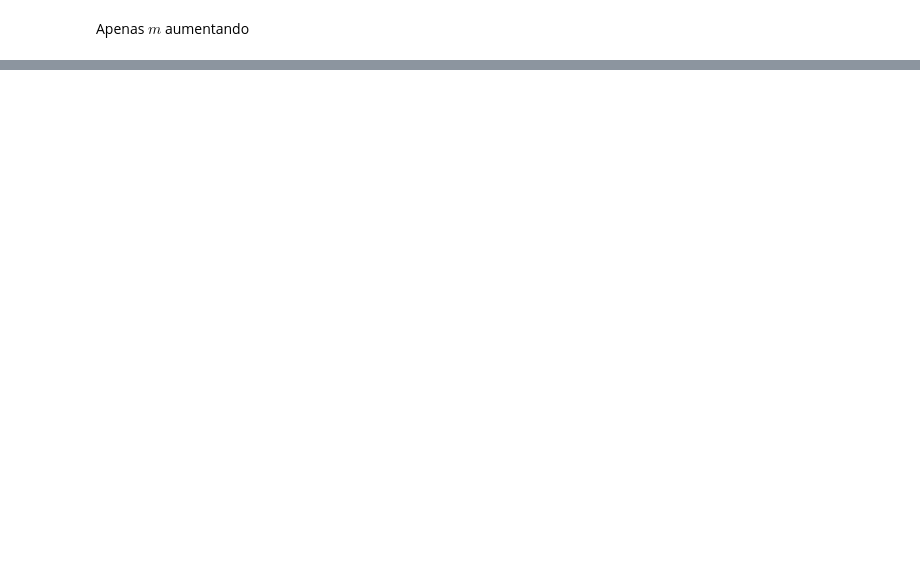
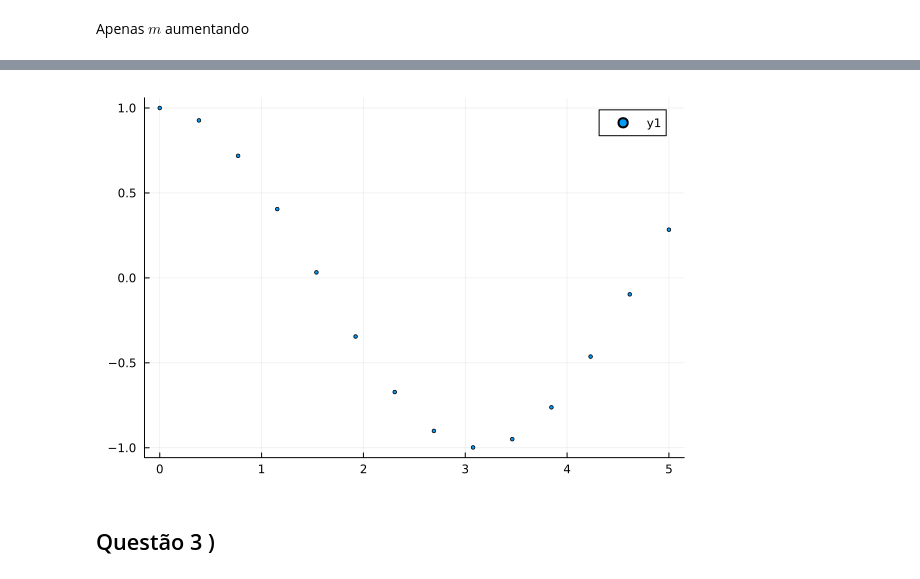
Before and after one commit to davi-dressler/polinomios_interpoladores, a Jupyter notebook: polinomios_interpoladores.ipynb, the cells around one changed output, grey strips where cells are left out. Drawn from its saved outputs; the diff is of its cells as text; code cells hidden in the pictures; blank space fills up the shorter version.

```diff
--- a/polinomios_interpoladores.ipynb
+++ b/polinomios_interpoladores.ipynb
@@ -226,0 +183,9 @@ plot(p1, p2, layout=(1,2), size=(900, 400))
+# %%
+x = LinRange(0,5,14)
+y = cos.(x)
+
+scatter(x, y, marker= 2)
+# %% [output]
+[figure, added]
+# %% [markdown]
+## Questão 3 )
```
Also changed, not shown: parts of 23 cells of this notebook.
